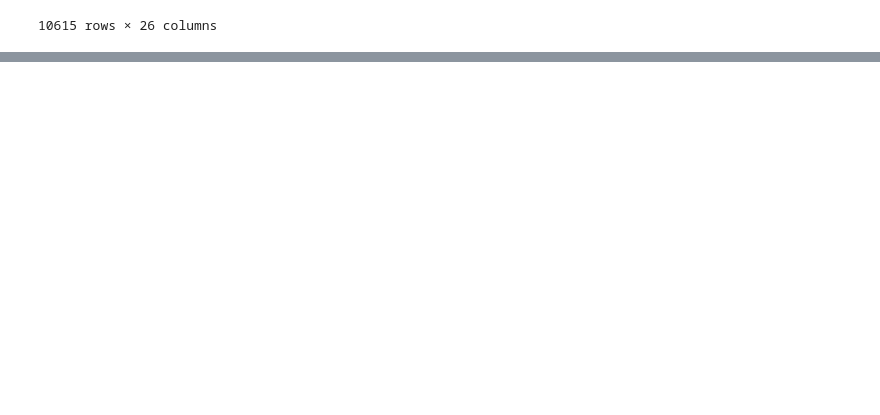
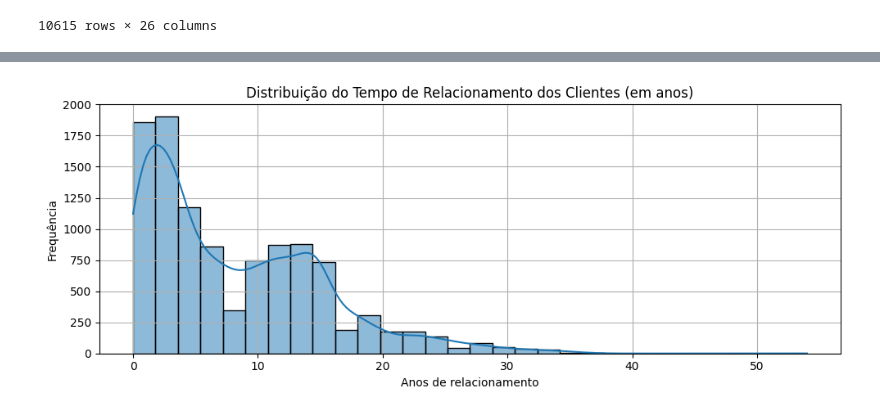
Before and after one commit to fiap-datascience/arcana, a Jupyter notebook: notebooks/analise_exploratoria.ipynb, the cells around one changed output, grey strips where cells are left out. Cells and saved outputs as stored; diff of their text form; code cells hidden in the pictures; blank space fills up the shorter version.

```diff
--- a/notebooks/analise_exploratoria.ipynb
+++ b/notebooks/analise_exploratoria.ipynb
@@ -433,0 +402,3 @@ tabela_clientes
+# %%
+# Corrigir nome de coluna com caracteres estranhos
+tabela_clientes.rename(columns=lambda x: x.replace("ï»¿", ""), inplace=True)
@@ -433,0 +428,19 @@ tabela_clientes
+# %%
+# Converter colunas financeiras/quantitativas para float
+cols_to_convert = [
+    "VLR_CONTRATACOES_12M", "PRC_UNITARIO", "VL_TOTAL", "VL_FULL",
+    "VL_DESCONTO", "VL_DESCONTO_TEMPORARIO", "VL_PCT_DESC_TEMP",
+    "VL_PCT_DESCONTO", "QTD"
+]
+
+for col in cols_to_convert:
+    if col in tabela_clientes.columns:
+        tabela_clientes[col] = tabela_clientes[col].astype(str).str.replace(",", ".", regex=False).str.replace(" ", "")
+        tabela_clientes[col] = pd.to_numeric(tabela_clientes[col], errors="coerce")
+# %%
+tabela_clientes["CLIENTE_DESDE"] = pd.to_datetime(tabela_clientes["CLIENTE_DESDE"], errors="coerce")
+
+# Criando coluna de anos de relacionamento
+tabela_clientes["RELACIONAMENTO_ANOS"] = (pd.to_datetime("today") - tabela_clientes["CLIENTE_DESDE"]).dt.days // 365
+
+#tabela_clientes["FAIXA_RELACIONAMENTO"] = pd.cut(tabela_clientes["RELACIONAMENTO_ANOS"],
@@ -433,0 +482,15 @@ tabela_clientes
+# %%
+import matplotlib.pyplot as plt
+import seaborn as sns
+
+
+plt.figure(figsize=(10, 4))
+sns.histplot(tabela_clientes["RELACIONAMENTO_ANOS"].dropna(), bins=30, kde=True)
+plt.title("Distribuição do Tempo de Relacionamento dos Clientes (em anos)")
+plt.xlabel("Anos de relacionamento")
+plt.ylabel("Frequência")
+plt.grid(True)
+plt.tight_layout()
+plt.show()
+# %% [output]
+[figure, added]
```
Also changed, not shown: parts of 6 cells of this notebook, 2 other files.
